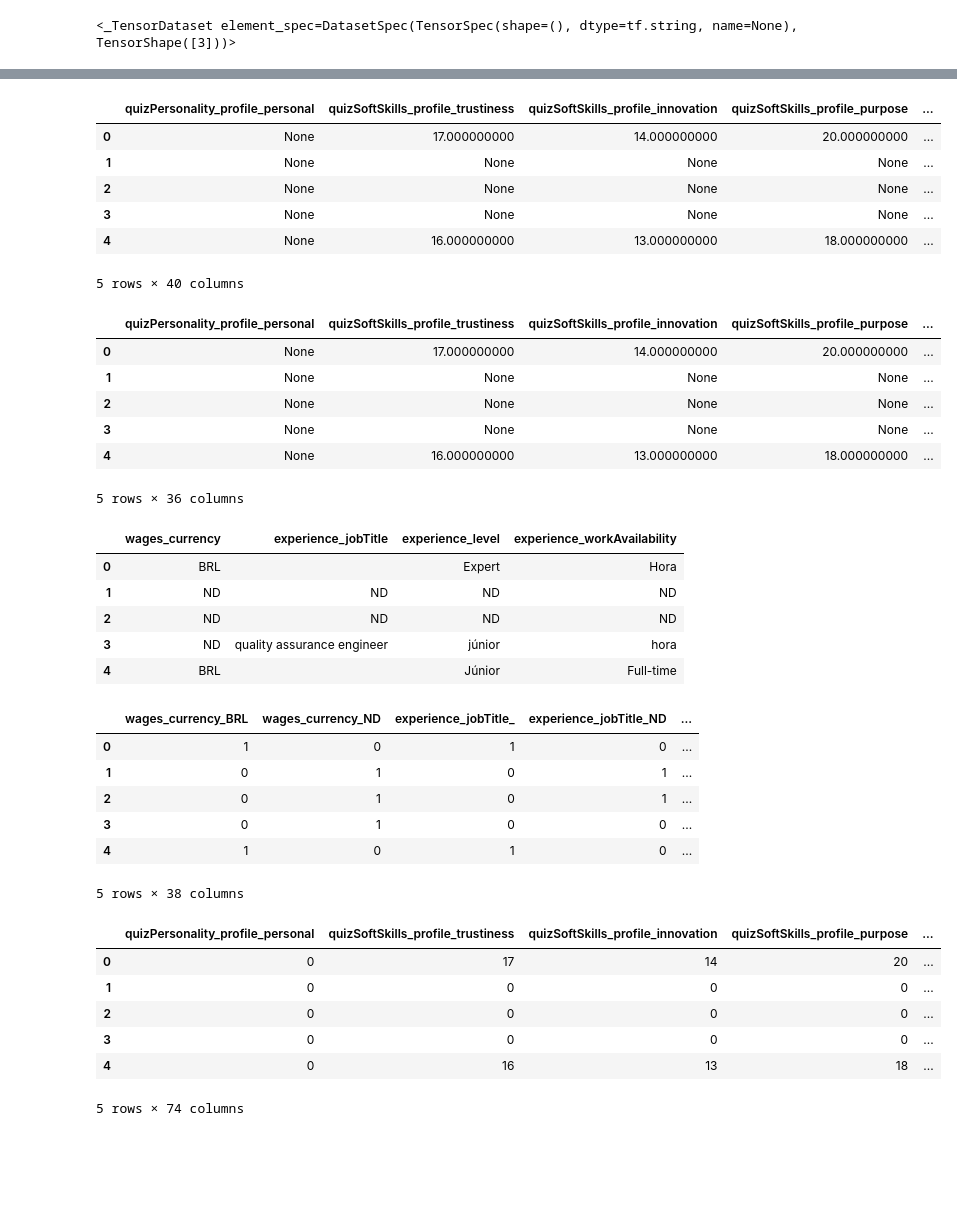
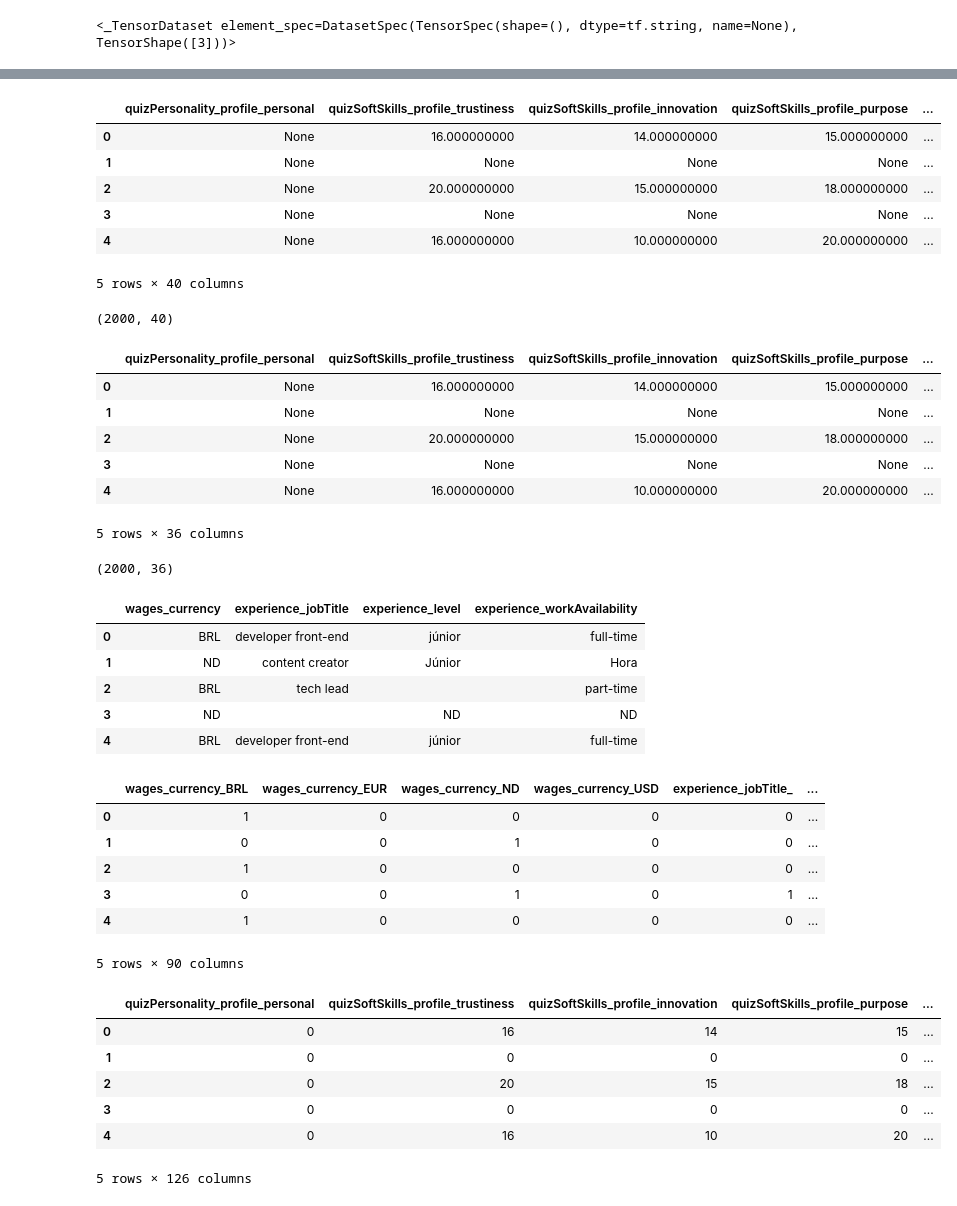
Before and after one commit to Chm-vinicius/coolab_tensorflow_study, a Jupyter notebook: machine_learn.ipynb, the cells around one changed output, grey strips where cells are left out. Saved outputs shown, nothing was run; the diff lists cells and outputs as text; code cells hidden in the pictures; blank space fills up the shorter version.

```diff
--- a/machine_learn.ipynb
+++ b/machine_learn.ipynb
@@ -92,52 +128,60 @@ selecteds_query_job = client.query(
     SELECT quizPersonality_profile_personal, quizSoftSkills_profile_trustiness,
      quizSoftSkills_profile_innovation, quizSoftSkills_profile_purpose,
      quizSoftSkills_profile_mentalSecurity, quizSoftSkills_profile_totalPoints,
      quizSoftSkills_profile_teamWork, quizSoftSkills_profile_level,
        wages_currency, wages_hourGrossValue,
        experience_jobTitle, experience_level, experience_workAvailability,
         quizCulture_profile_adhocracia, quizCulture_profile_cla,
          quizCulture_profile_hierarchy, quizCulture_profile_market,
           quizPersonality_profile_calm, quizPersonality_profile_selfEsteem,
            quizPersonality_profile_trustworthy, quizPersonality_profile_conformity,
             quizPersonality_profile_discerening, quizPersonality_profile_careful,
              quizPersonality_profile_dominance, quizPersonality_profile_enthusiastic,
               quizPersonality_profile_spontaneous, quizPersonality_profile_stability,
                quizPersonality_profile_influence, quizPersonality_profile_influencer,
                 quizPersonality_profile_selfish, quizPersonality_profile_objective,
                  quizPersonality_profile_organized, quizPersonality_profile_optimist,
                   quizPersonality_profile_listener, quizPersonality_profile_patient,
                    quizPersonality_profile_persuasive, quizPersonality_profile_planner,
                     quizPersonality_profile_precision, quizPersonality_profile_radical,
-                     quizPersonality_profile_visionary,  FROM `growyxprod.firestore_export.posts_schema_bqUsers_latest` LIMIT 100
+                     quizPersonality_profile_visionary,  FROM `growyxprod.firestore_export.posts_schema_bqUsers_latest` LIMIT 2000
     """
 )
 
 selectedes = selecteds_query_job.to_arrow().to_pandas()
 
 dt = selectedes
 # dt.drop(['document_name', 'document_id', 'timestamp', 'operation', 'login_providerId'], axis='columns', inplace=True)
 ks = pd.DataFrame(dt)
 ks.head()
 # %% [output]
 |  | quizPersonality_profile_personal | quizSoftSkills_profile_trustiness | quizSoftSkills_profile_innovation | quizSoftSkills_profile_purpose | ... |
-| 0 | None | 17.000000000 | 14.000000000 | 20.000000000 | ... |
+| 0 | None | 16.000000000 | 14.000000000 | 15.000000000 | ... |
 | 1 | None | None | None | None | ... |
-| 2 | None | None | None | None | ... |
+| 2 | None | 20.000000000 | 15.000000000 | 18.000000000 | ... |
 | 3 | None | None | None | None | ... |
-| 4 | None | 16.000000000 | 13.000000000 | 18.000000000 | ... |
+| 4 | None | 16.000000000 | 10.000000000 | 20.000000000 | ... |
 5 rows × 40 columns
+# %%
+ks.shape
+# %% [output]
+(2000, 40)
 # %%
 strData = ks[['wages_currency', 'experience_jobTitle', 'experience_level', 'experience_workAvailability']].copy()
 ks = ks.drop(['wages_currency', 'experience_jobTitle', 'experience_level', 'experience_workAvailability'], axis=1)
 ks.head()
 # %% [output]
 |  | quizPersonality_profile_personal | quizSoftSkills_profile_trustiness | quizSoftSkills_profile_innovation | quizSoftSkills_profile_purpose | ... |
-| 0 | None | 17.000000000 | 14.000000000 | 20.000000000 | ... |
+| 0 | None | 16.000000000 | 14.000000000 | 15.000000000 | ... |
 | 1 | None | None | None | None | ... |
-| 2 | None | None | None | None | ... |
+| 2 | None | 20.000000000 | 15.000000000 | 18.000000000 | ... |
 | 3 | None | None | None | None | ... |
-| 4 | None | 16.000000000 | 13.000000000 | 18.000000000 | ... |
+| 4 | None | 16.000000000 | 10.000000000 | 20.000000000 | ... |
 5 rows × 36 columns
+# %%
+ks.shape
+# %% [output]
+(2000, 36)
 # %%
 # strData.replace("", "ND", inplace=True)
 strData.fillna("ND", inplace=True)
@@ -145,22 +189,22 @@ strData.fillna("ND", inplace=True)
 strData.head()
 # %% [output]
 |  | wages_currency | experience_jobTitle | experience_level | experience_workAvailability |
-| 0 | BRL |  | Expert | Hora |
-| 1 | ND | ND | ND | ND |
-| 2 | ND | ND | ND | ND |
-| 3 | ND | quality assurance engineer | júnior | hora |
-| 4 | BRL |  | Júnior | Full-time |
+| 0 | BRL | developer front-end | júnior | full-time |
+| 1 | ND | content creator | Júnior | Hora |
+| 2 | BRL | tech lead |  | part-time |
+| 3 | ND |  | ND | ND |
+| 4 | BRL | developer front-end | júnior | full-time |
 # %%
 exp = pd.get_dummies(strData, dtype=int)
 exp.head()
 # %% [output]
-|  | wages_currency_BRL | wages_currency_ND | experience_jobTitle_ | experience_jobTitle_ND | ... |
-| 0 | 1 | 0 | 1 | 0 | ... |
-| 1 | 0 | 1 | 0 | 1 | ... |
-| 2 | 0 | 1 | 0 | 1 | ... |
-| 3 | 0 | 1 | 0 | 0 | ... |
-| 4 | 1 | 0 | 1 | 0 | ... |
+|  | wages_currency_BRL | wages_currency_EUR | wages_currency_ND | wages_currency_USD | experience_jobTitle_ | ... |
+| 0 | 1 | 0 | 0 | 0 | 0 | ... |
+| 1 | 0 | 0 | 1 | 0 | 0 | ... |
+| 2 | 1 | 0 | 0 | 0 | 0 | ... |
+| 3 | 0 | 0 | 1 | 0 | 1 | ... |
+| 4 | 1 | 0 | 0 | 0 | 0 | ... |
-5 rows × 38 columns
+5 rows × 90 columns
 # %%
 ks.fillna(0, inplace=True)
 ks = ks.apply(pd.to_numeric, errors='coerce', downcast="integer")
@@ -168,10 +212,10 @@ ks = pd.concat([ks, exp], axis=1)
 ks.head()
 # %% [output]
 |  | quizPersonality_profile_personal | quizSoftSkills_profile_trustiness | quizSoftSkills_profile_innovation | quizSoftSkills_profile_purpose | ... |
-| 0 | 0 | 17 | 14 | 20 | ... |
+| 0 | 0 | 16 | 14 | 15 | ... |
 | 1 | 0 | 0 | 0 | 0 | ... |
-| 2 | 0 | 0 | 0 | 0 | ... |
+| 2 | 0 | 20 | 15 | 18 | ... |
 | 3 | 0 | 0 | 0 | 0 | ... |
-| 4 | 0 | 16 | 13 | 18 | ... |
+| 4 | 0 | 16 | 10 | 20 | ... |
-5 rows × 74 columns
+5 rows × 126 columns
 # %%
```
Also changed, not shown: parts of 15 cells of this notebook, 1 other file.
